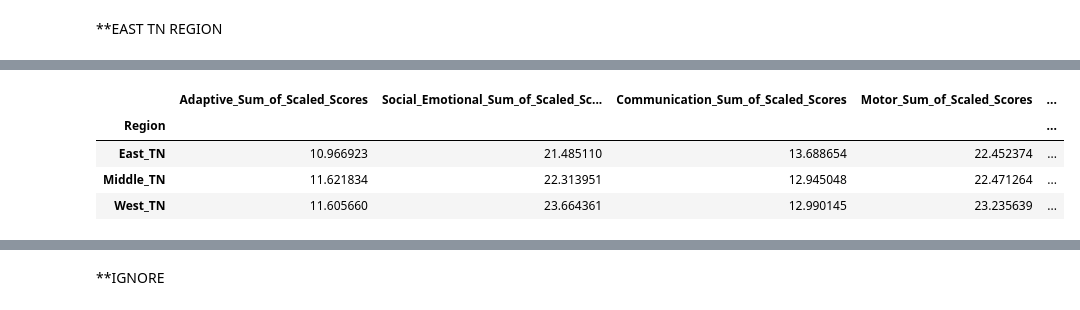
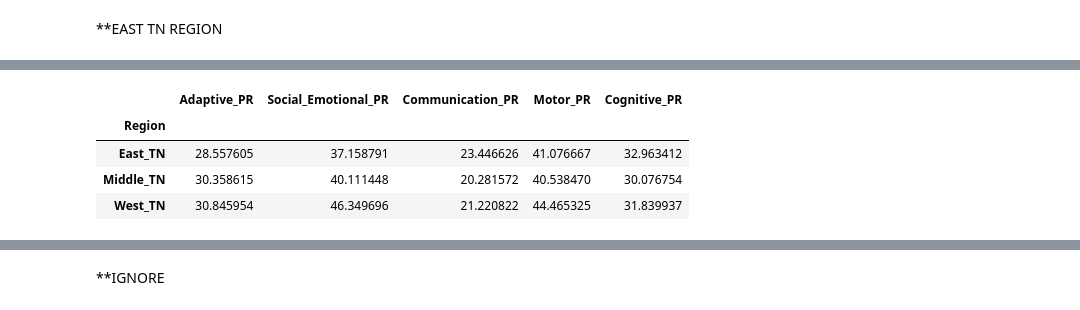
Before and after one commit to NSS-Data-Analytics-Cohort-10/teis-concat-dog, a Jupyter notebook: notebooks/TEIS-AH.ipynb, the cells around one changed output, grey strips where cells are left out. Saved outputs shown, nothing was run; the diff lists cells and outputs as text; code cells hidden in the pictures.

```diff
--- a/notebooks/TEIS-AH.ipynb
+++ b/notebooks/TEIS-AH.ipynb
@@ -252,0 +261,2 @@ dataset_clean['Region'] = dataset_clean['Region'].str.replace('Southeast Tenness
+# %%
+dataset_clean['Cognitive_PR'] = dataset_clean['Cognitive_Percentile_Rank']
@@ -252,0 +281,4 @@ dataset_clean['Region'] = dataset_clean['Region'].str.replace('Southeast Tenness
+# %%
+percentile_columns = ['Adaptive_PR','Social_Emotional_PR','Communication_PR','Motor_PR','Cognitive_PR']
+# %%
+dataset_clean[percentile_columns] = dataset_clean[percentile_columns].replace('<0.1', '0.1')
@@ -252,0 +300,2 @@ dataset_clean['Region'] = dataset_clean['Region'].str.replace('Southeast Tenness
+# %%
+dataset_clean[percentile_columns] = dataset_clean[percentile_columns].apply(pd.to_numeric, errors='coerce')
@@ -253,8 +318,8 @@ dataset_clean['Region'] = dataset_clean['Region'].str.replace('Southeast Tenness
 # %%
-dataset_clean.groupby('Region')[['Adaptive_Sum_of_Scaled_Scores','Social_Emotional_Sum_of_Scaled_Scores','Communication_Sum_of_Scaled_Scores','Motor_Sum_of_Scaled_Scores','Cognitive_Sum_of_Scaled_Scores']].mean()
+dataset_clean.groupby('Region')[percentile_columns].mean()
 # %% [output]
-|  | Adaptive_Sum_of_Scaled_Scores | Social_Emotional_Sum_of_Scaled_Sc... | Communication_Sum_of_Scaled_Scores | Motor_Sum_of_Scaled_Scores | ... |
-| Region |  |  |  |  | ... |
-| East_TN | 10.966923 | 21.485110 | 13.688654 | 22.452374 | ... |
-| Middle_TN | 11.621834 | 22.313951 | 12.945048 | 22.471264 | ... |
-| West_TN | 11.605660 | 23.664361 | 12.990145 | 23.235639 | ... |
+|  | Adaptive_PR | Social_Emotional_PR | Communication_PR | Motor_PR | Cognitive_PR |
+| Region |  |  |  |  |  |
+| East_TN | 28.557605 | 37.158791 | 23.446626 | 41.076667 | 32.963412 |
+| Middle_TN | 30.358615 | 40.111448 | 20.281572 | 40.538470 | 30.076754 |
+| West_TN | 30.845954 | 46.349696 | 21.220822 | 44.465325 | 31.839937 |
```
Also changed, not shown: parts of 19 cells of this notebook.
